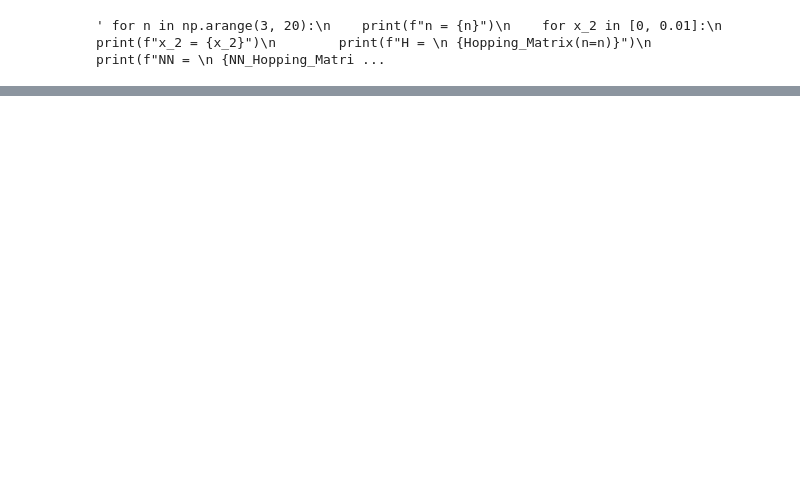
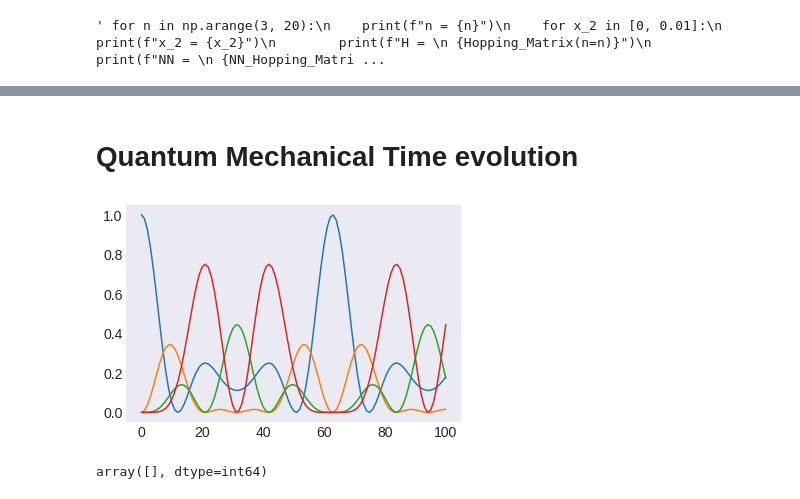
Before and after one commit to Georg912/Projektarbeit_Kunes, a Jupyter notebook: System_Dynamics.ipynb, the cells around one changed output, grey strips where cells are left out. Saved outputs shown, nothing was run; the diff lists cells and outputs as text; code cells hidden in the pictures; blank space fills up the shorter version.

Commit message:
notebook 1, add multiple sliders and add quantum calculation

```diff
--- a/System_Dynamics.ipynb
+++ b/System_Dynamics.ipynb
@@ -1,6 +1,22 @@
 # %%
+ #widget has bugs with reloading plot
+#%matplotlib inline
+
 import numpy as np
-from scipy.sparse import diags, spdiags # used for banded matrices
-import matplotlib.pyplot as plt
-from IPython.display import display, Markdown, Latex # used for printing latex and markdown output in code cells
+from scipy.sparse import diags # Used for banded matrices
+
+import matplotlib
+import matplotlib.pyplot as plt # Plotting
+import seaborn as sns
+plt.style.use('seaborn-dark')
+plt.rcParams.update({'font.size':14})
+
+from IPython.display import display, Markdown, Latex # used for printing Latex and Markdown output in code cells
+from ipywidgets import interact, interactive, fixed, interact_manual, FloatSlider
+import ipywidgets as widgets
+import matplotlib.pyplot as plt, random
+from ipywidgets import HBox, Label, Layout, Button, VBox
+
+# imaginary unit
+ii = 1j
 # %%
@@ -67,0 +196,2 @@ def NN_Hopping_Matrix(n = 6):
+# %% [markdown]
+# Quantum Mechanical Time evolution
@@ -67,0 +200,29 @@ def NN_Hopping_Matrix(n = 6):
+# %%
+def Time_Evolution_Operator(H=Hopping_Matrix(), t=0.1):
+    '''
+    TODO
+    '''
+    return expm(ii * t * H)
+
+def Plot_QM_Evolution(state=np.array([1,0,0,0,0,0]), m_its=100):
+    '''
+    TODO
+    '''
+    observations = [state]
+    U = Time_Evolution_Operator()
+
+    for _ in np.arange(m_its):
+        state = U @ state
+        #print(np.linalg.norm(state)**2)
+        observations.append(state)
+    observations = np.array(observations)
+    for site in np.arange(4):
+        plt.plot(np.abs(observations[:, site])**2)
+# %%
+Plot_QM_Evolution()
+# %% [output]
+[figure, added]
+# %%
+np.arange(-1)
+# %% [output]
+array([], dtype=int64)
```
Also changed, not shown: parts of 12 cells of this notebook, 7 other files.
